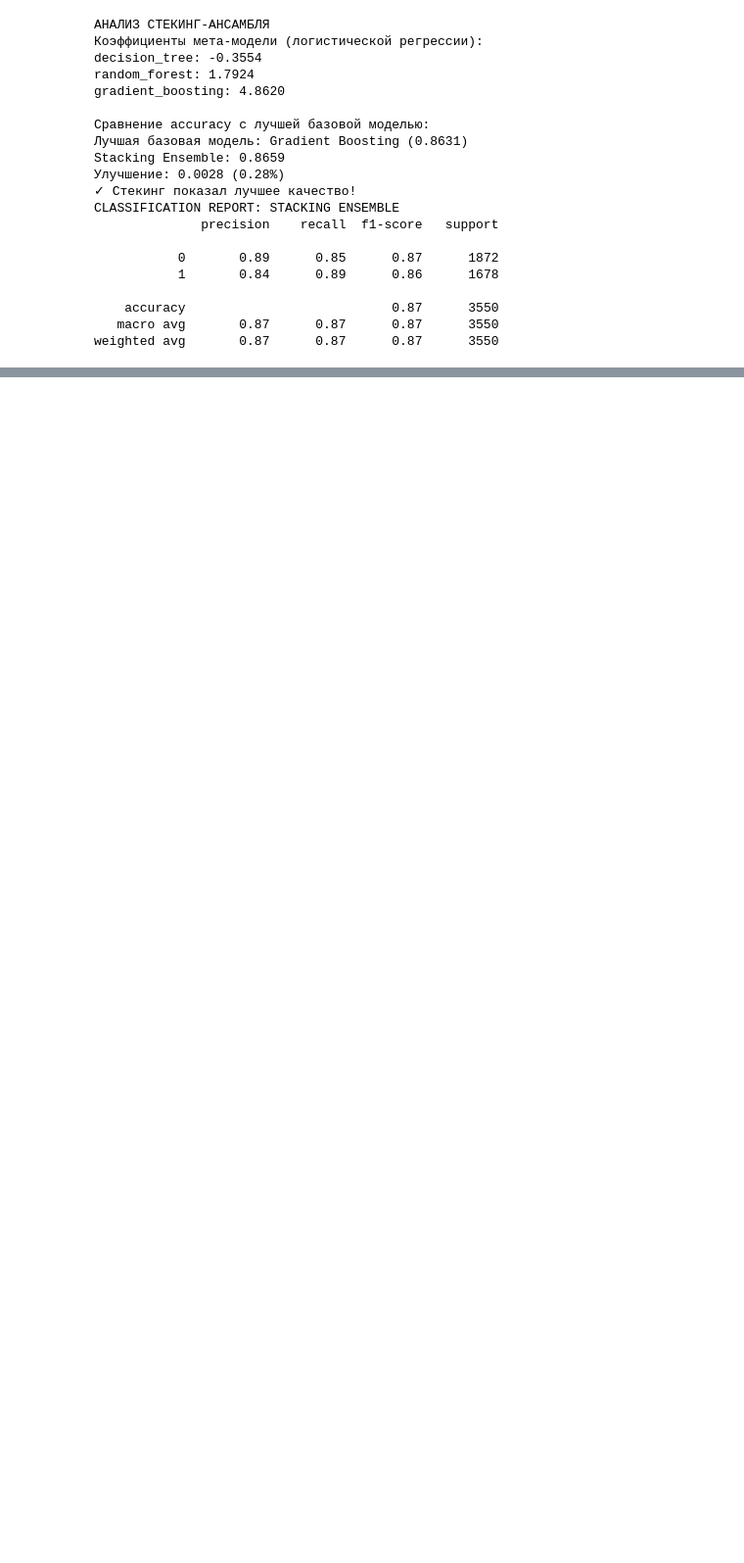
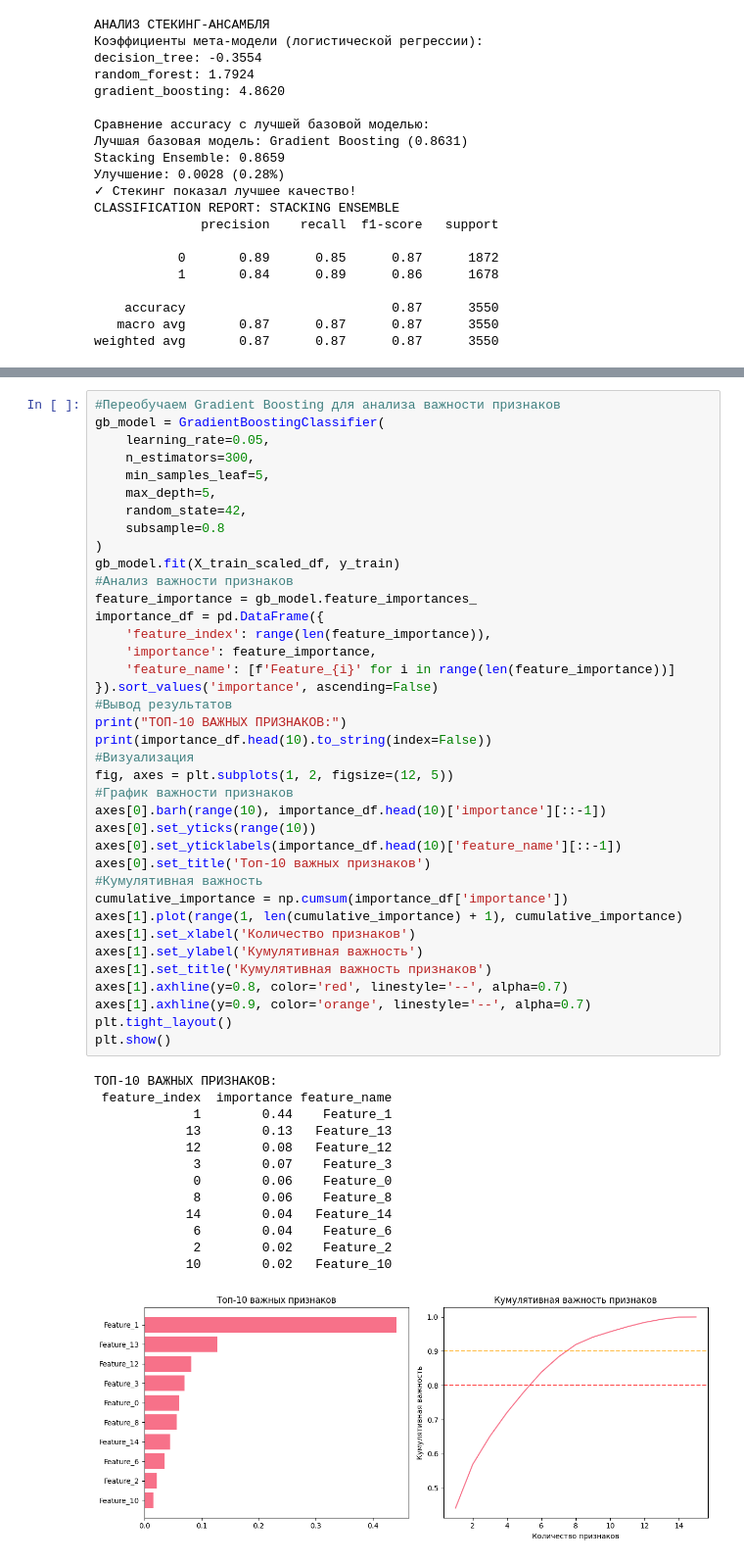
Before and after one commit to UlyanaGru/ML_project4, a Jupyter notebook: ml_progect4.ipynb, the cells around one changed output, grey strips where cells are left out. Shown at 98% size. Saved outputs shown, nothing was run; the diff lists cells and outputs as text; blank space fills up the shorter version.

Commit message:
analyzing the importance of functions for GrasientBoosting

```diff
--- a/ml_progect4.ipynb
+++ b/ml_progect4.ipynb
@@ -1840,0 +1843,52 @@ weighted avg       0.87      0.87      0.87      3550
+# %%
+#Переобучаем Gradient Boosting для анализа важности признаков
+gb_model = GradientBoostingClassifier(
+    learning_rate=0.05,
+    n_estimators=300,
+    min_samples_leaf=5,
+    max_depth=5,
+    random_state=42,
+    subsample=0.8
+)
+gb_model.fit(X_train_scaled_df, y_train)
+#Анализ важности признаков
+feature_importance = gb_model.feature_importances_
+importance_df = pd.DataFrame({
+    'feature_index': range(len(feature_importance)),
+    'importance': feature_importance,
+    'feature_name': [f'Feature_{i}' for i in range(len(feature_importance))]
+}).sort_values('importance', ascending=False)
+#Вывод результатов
+print("ТОП-10 ВАЖНЫХ ПРИЗНАКОВ:")
+print(importance_df.head(10).to_string(index=False))
+#Визуализация
+fig, axes = plt.subplots(1, 2, figsize=(12, 5))
+#График важности признаков
+axes[0].barh(range(10), importance_df.head(10)['importance'][::-1])
+axes[0].set_yticks(range(10))
+axes[0].set_yticklabels(importance_df.head(10)['feature_name'][::-1])
+axes[0].set_title('Топ-10 важных признаков')
+#Кумулятивная важность
+cumulative_importance = np.cumsum(importance_df['importance'])
+axes[1].plot(range(1, len(cumulative_importance) + 1), cumulative_importance)
+axes[1].set_xlabel('Количество признаков')
+axes[1].set_ylabel('Кумулятивная важность')
+axes[1].set_title('Кумулятивная важность признаков')
+axes[1].axhline(y=0.8, color='red', linestyle='--', alpha=0.7)
+axes[1].axhline(y=0.9, color='orange', linestyle='--', alpha=0.7)
+plt.tight_layout()
+plt.show()
+# %% [output]
+ТОП-10 ВАЖНЫХ ПРИЗНАКОВ:
+ feature_index  importance feature_name
+             1        0.44    Feature_1
+            13        0.13   Feature_13
+            12        0.08   Feature_12
+             3        0.07    Feature_3
+             0        0.06    Feature_0
+             8        0.06    Feature_8
+            14        0.04   Feature_14
+             6        0.04    Feature_6
+             2        0.02    Feature_2
+            10        0.02   Feature_10
+[figure, added]
```
Also changed, not shown: parts of 1 cell of this notebook.
